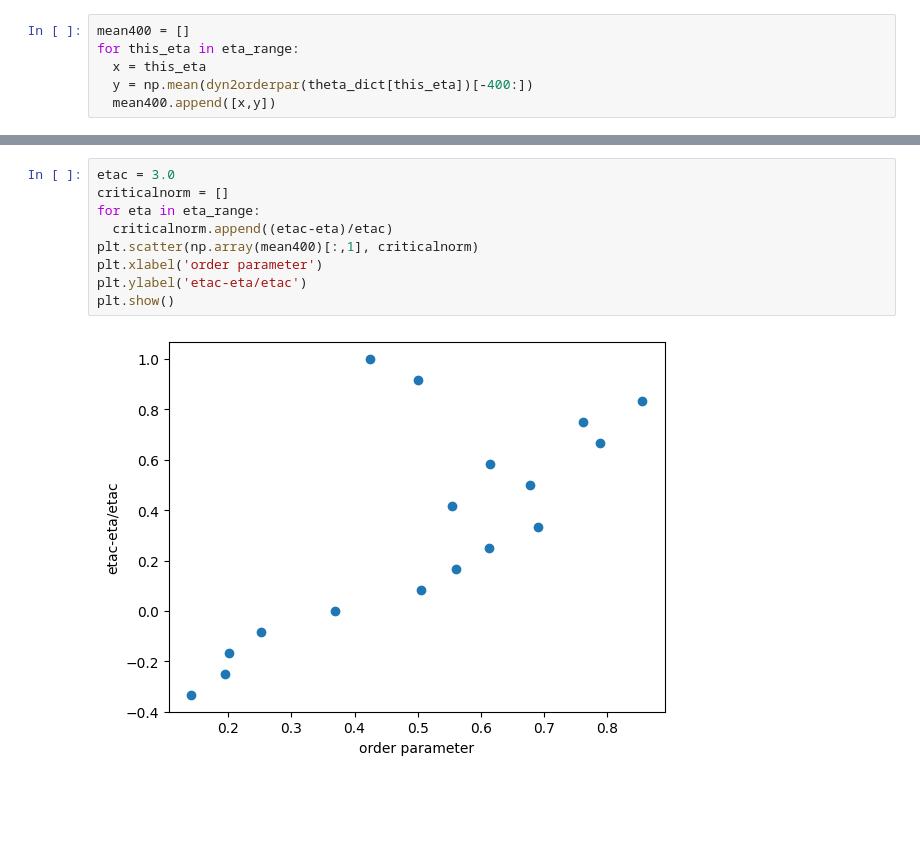
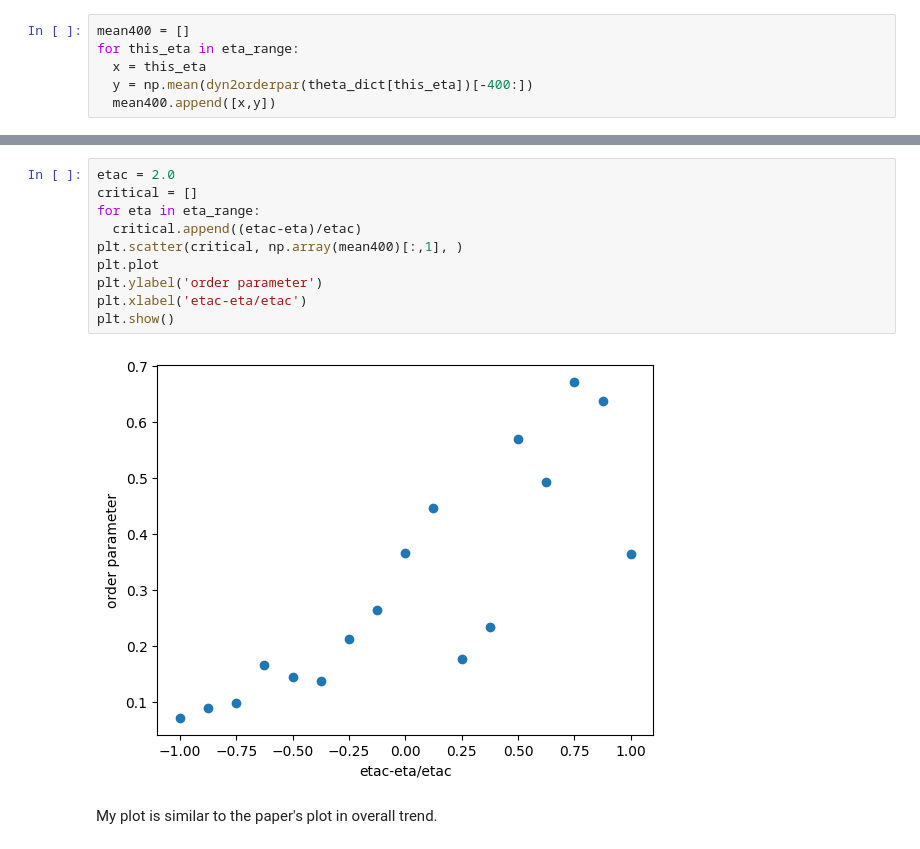
Before and after one commit to 44787313/prog2024, a Jupyter notebook: Homework_3.ipynb, the cells around one changed output, grey strips where cells are left out. Cells and saved outputs as stored; diff of their text form; blank space fills up the shorter version.

```diff
--- a/Homework_3.ipynb
+++ b/Homework_3.ipynb
@@ -197,11 +197,14 @@ plt.show()
 # %%
-etac = 3.0
-criticalnorm = []
+etac = 2.0
+critical = []
 for eta in eta_range:
-  criticalnorm.append((etac-eta)/etac)
-plt.scatter(np.array(mean400)[:,1], criticalnorm)
-plt.xlabel('order parameter')
-plt.ylabel('etac-eta/etac')
+  critical.append((etac-eta)/etac)
+plt.scatter(critical, np.array(mean400)[:,1], )
+plt.plot
+plt.ylabel('order parameter')
+plt.xlabel('etac-eta/etac')
 plt.show()
 # %% [output]
-[figure, old version]
+[figure, new version]
+# %% [markdown]
+My plot is similar to the paper's plot in overall trend.
```
Also changed, not shown: parts of 4 cells of this notebook.
